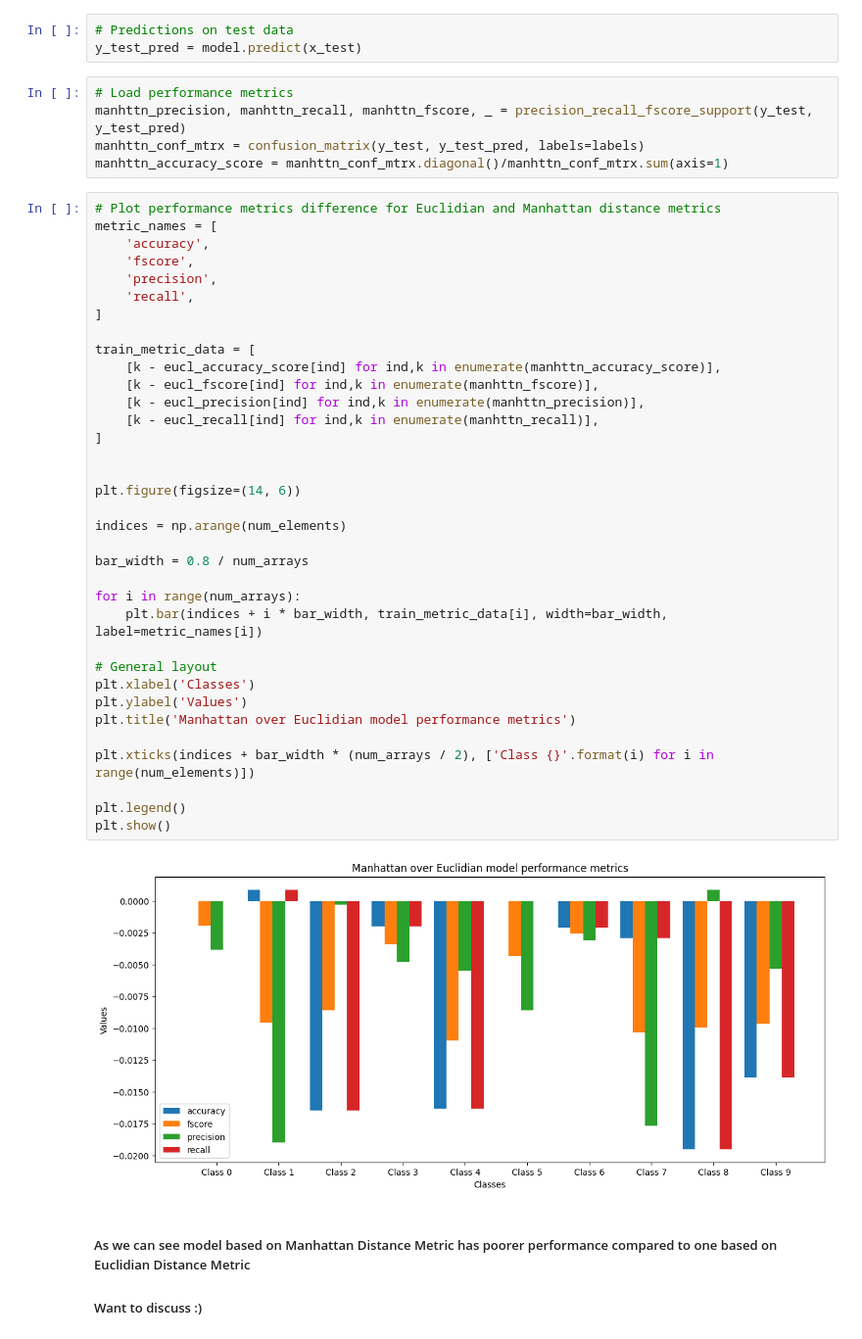
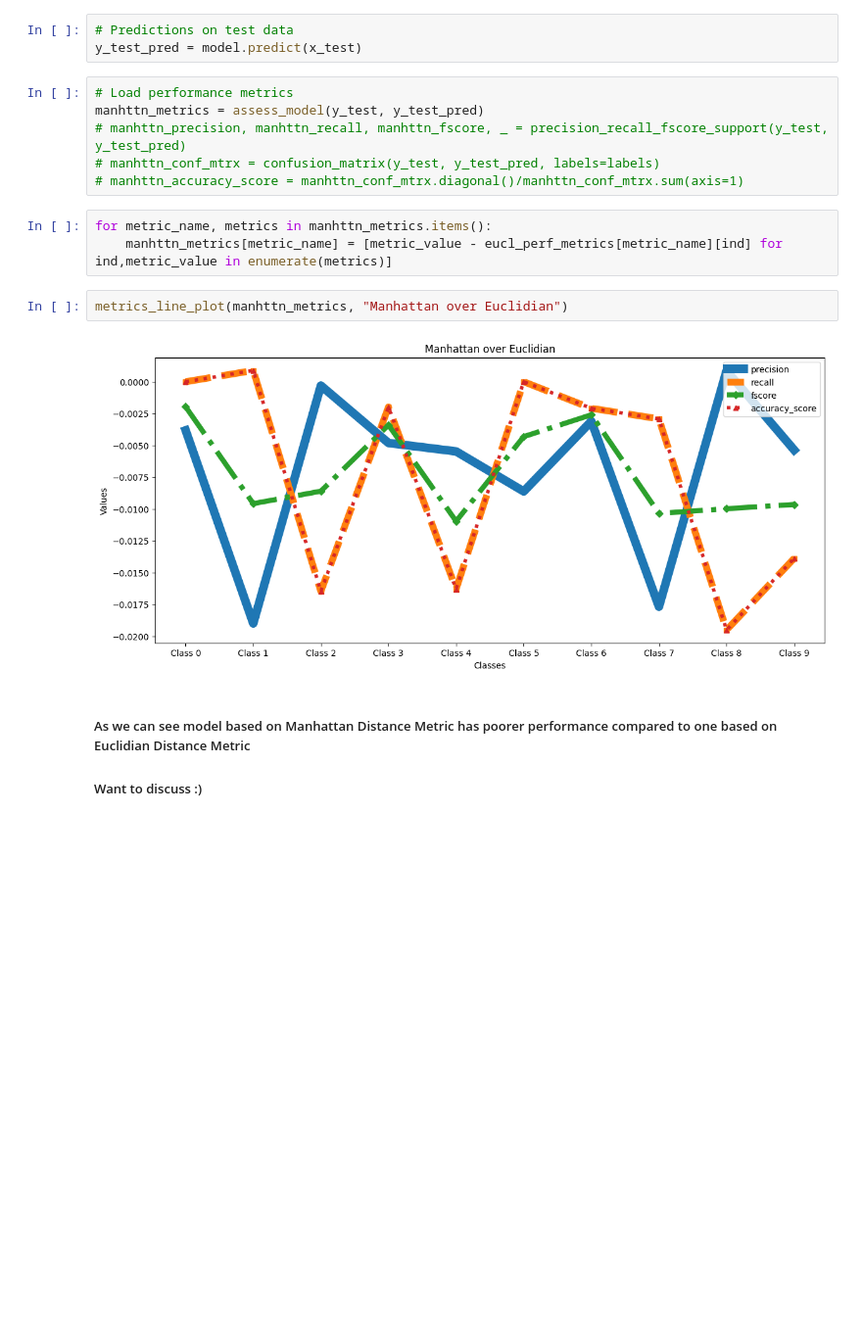
Before and after one commit to Ozu-bezariusu/hillel_ml, a Jupyter notebook: homework_4/knn_classifier.ipynb, the cells around one changed output. Shown at 98% size. Drawn from its saved outputs; the diff is of its cells as text; blank space fills up the shorter version.

```diff
--- a/homework_4/knn_classifier.ipynb
+++ b/homework_4/knn_classifier.ipynb
@@ -258,46 +241,17 @@ KNeighborsClassifier(algorithm='brute', metric='manhattan', n_neighbors=3)
 y_test_pred = model.predict(x_test)
 # %%
 # Load performance metrics
-manhttn_precision, manhttn_recall, manhttn_fscore, _ = precision_recall_fscore_support(y_test, y_test_pred)
-manhttn_conf_mtrx = confusion_matrix(y_test, y_test_pred, labels=labels)
-manhttn_accuracy_score = manhttn_conf_mtrx.diagonal()/manhttn_conf_mtrx.sum(axis=1)
+manhttn_metrics = assess_model(y_test, y_test_pred)
+# manhttn_precision, manhttn_recall, manhttn_fscore, _ = precision_recall_fscore_support(y_test, y_test_pred)
+# manhttn_conf_mtrx = confusion_matrix(y_test, y_test_pred, labels=labels)
+# manhttn_accuracy_score = manhttn_conf_mtrx.diagonal()/manhttn_conf_mtrx.sum(axis=1)
-# %%
-# Plot performance metrics difference for Euclidian and Manhattan distance metrics
-metric_names = [
-    'accuracy',
-    'fscore',
-    'precision',
-    'recall',
-]
-
-train_metric_data = [
-    [k - eucl_accuracy_score[ind] for ind,k in enumerate(manhttn_accuracy_score)],
-    [k - eucl_fscore[ind] for ind,k in enumerate(manhttn_fscore)],
-    [k - eucl_precision[ind] for ind,k in enumerate(manhttn_precision)],
-    [k - eucl_recall[ind] for ind,k in enumerate(manhttn_recall)],
-]
-
-
-plt.figure(figsize=(14, 6))
-
-indices = np.arange(num_elements)
-
-bar_width = 0.8 / num_arrays
-
-for i in range(num_arrays):
-    plt.bar(indices + i * bar_width, train_metric_data[i], width=bar_width, label=metric_names[i])
-
-# General layout
-plt.xlabel('Classes')
-plt.ylabel('Values')
-plt.title('Manhattan over Euclidian model performance metrics')
-
-plt.xticks(indices + bar_width * (num_arrays / 2), ['Class {}'.format(i) for i in range(num_elements)])
-
-plt.legend()
-plt.show()
-# %% [output]
-[figure, removed]
+# %%
+for metric_name, metrics in manhttn_metrics.items():
+    manhttn_metrics[metric_name] = [metric_value - eucl_perf_metrics[metric_name][ind] for ind,metric_value in enumerate(metrics)]
+# %%
+metrics_line_plot(manhttn_metrics, "Manhattan over Euclidian")
+# %% [output]
+[figure, added]
 # %% [markdown]
 ##### As we can see model based on Manhattan Distance Metric has poorer performance compared to one based on Euclidian Distance Metric
 ##### Want to discuss :)
```
Also changed, not shown: parts of 17 cells of this notebook.
